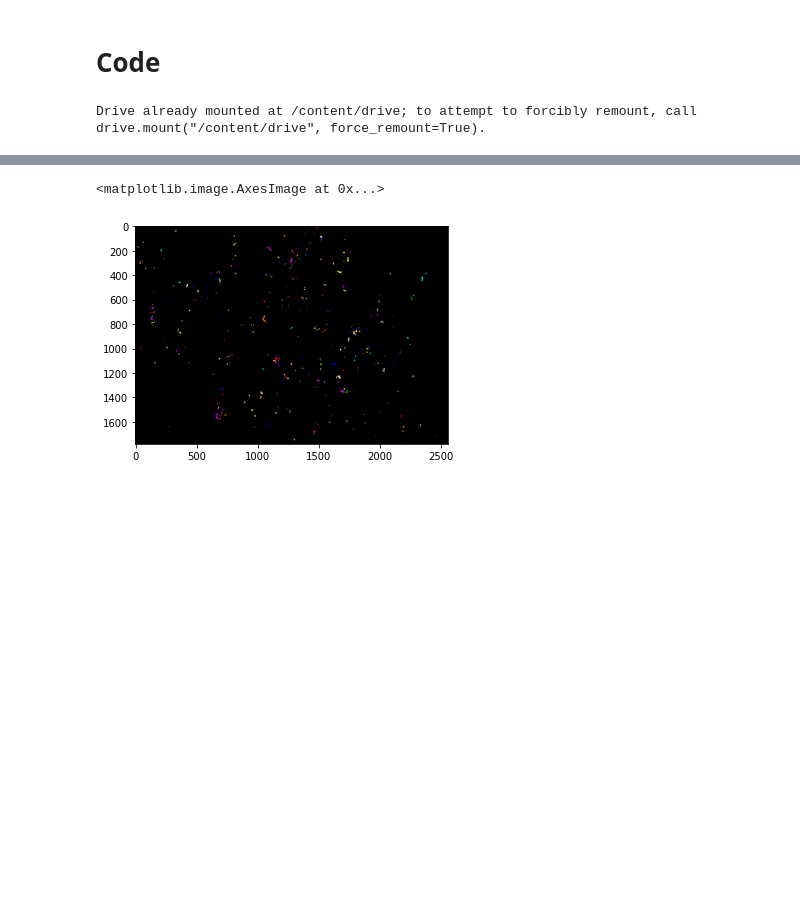
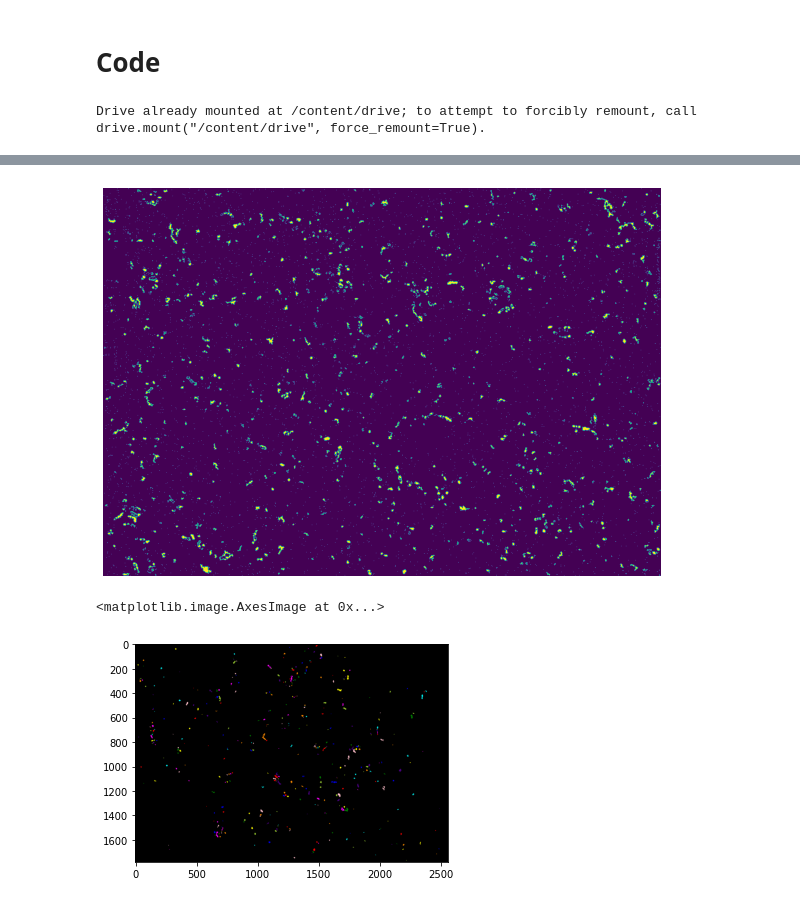
Before and after one commit to kozz84/Image-analysis, a Jupyter notebook: Image_analysis_4.ipynb, the cells around one changed output, grey strips where cells are left out. Drawn from its saved outputs; the diff is of its cells as text; code cells hidden in the pictures; blank space fills up the shorter version.

```diff
--- a/Image_analysis_4.ipynb
+++ b/Image_analysis_4.ipynb
@@ -333,3 +316,19 @@ plt.show()
+# %%
+#@title Number fields
+#@title ## Markdown
+#@markdown Image Segmentation
+low = 20 #@param {type:"slider", min:1, max:50, step:1}
+denoise = 6 #@param {type:"slider", min:1, max:10, step:1}
+small = 2 #@param {type:"slider", min:0, max:50, step:1}
+erosion =1 #@param {type:"slider", min:0, max:5, step:1}
+
+img_segm = segmentation(low, denoise,small,erosion)
+plt.figure(figsize=(10,10))
+plt.axis('off')
+plt.imshow(img_segm)
+plt.show()
+# %% [output]
+[figure, added]
 # %%
 img2_label, img2_label_overlay, data_nm = label_img()
 # %%
```
Also changed, not shown: parts of 14 cells of this notebook.
